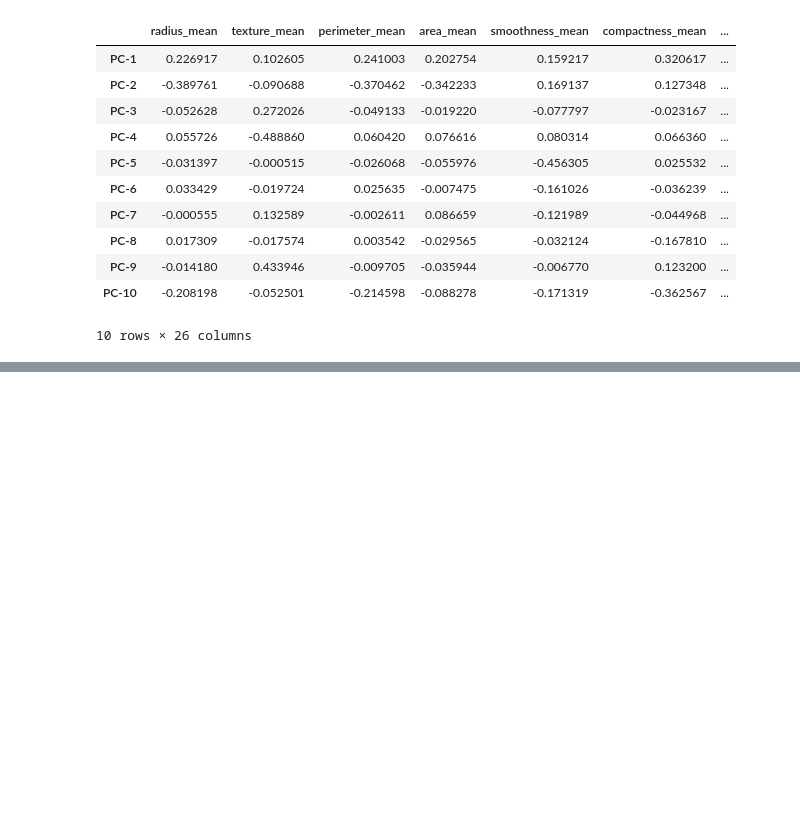
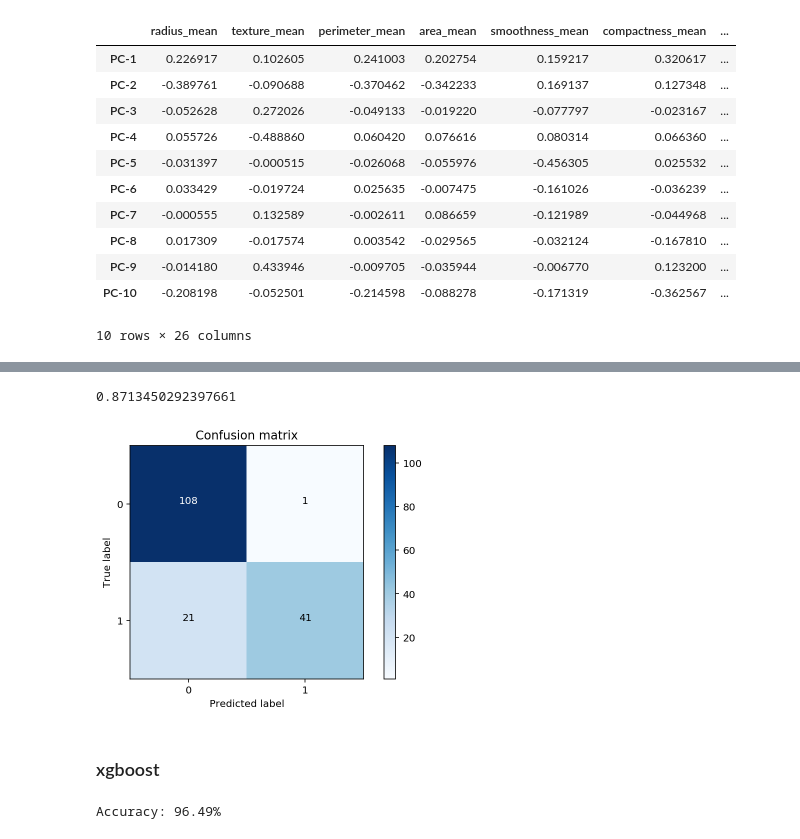
Before and after one commit to scheckley/kaggle-wisconsin-ml, a Jupyter notebook: notebooks/scratch.ipynb, the cells around one changed output, grey strips where cells are left out. Drawn from its saved outputs; the diff is of its cells as text; code cells hidden in the pictures; blank space fills up the shorter version.

Commit message:
added tensorflow and xgboost

```diff
--- a/notebooks/scratch.ipynb
+++ b/notebooks/scratch.ipynb
@@ -8,9 +8,8 @@ import pandas as pd
 import matplotlib.pylab as plt
 import numpy as np
 #%matplotlib inline
-%matplotlib notebook
+%matplotlib inline
 import seaborn as sns
-sns.set()
 
 # some of my data analysis is inspired by the excellent notebook here: https://www.kaggle.com/kanncaa1/feature-selection-and-data-visualization
 # %%
@@ -322,0 +367,28 @@ pd.DataFrame(pca.components_,columns=xtrain_norm.columns,index = ['PC-1','PC-2',
+# %%
+ytrain.replace(('M', 'B'), (1, 0), inplace=True)
+ytest.replace(('M', 'B'), (1, 0), inplace=True)
+# %%
+# https://towardsdatascience.com/from-scikit-learn-to-tensorflow-part-1-9ee0b96d4c85
+
+# ------------------------------------------
+# TensorFlow Implementation
+# ------------------------------------------
+
+
+# Extract the features from the training data
+feats = tf.contrib.learn.infer_real_valued_columns_from_input(xtrain)
+
+# Building a 10-layer hidden layer DNN comprising 50 units in each layer
+classifier_tf = tf.contrib.learn.DNNClassifier(
+    feature_columns=feats, hidden_units=[50,50,50,50,50,50,50,50,50,50], n_classes=2)
+
+# Use the train data to train this classifier
+classifier_tf.fit(
+    xtrain,
+    ytrain,
+    steps=4000,
+    batch_size=100)
+
+# Use the trained model to predict on the test data
+predictions = list(classifier_tf.predict(xtest, as_iterable=True))
+score = metrics.accuracy_score(ytest, predictions)
@@ -322,0 +413,14 @@ pd.DataFrame(pca.components_,columns=xtrain_norm.columns,index = ['PC-1','PC-2',
+# %%
+score
+# %% [output]
+0.8713450292397661
+# %%
+dat = confusion_matrix(ytest, predictions)
+
+plot_confusion_matrix(
+    dat, classes=[0,1], title='Confusion matrix')
+plt.show()
+# %% [output]
+[figure, added]
+# %% [markdown]
+### xgboost
@@ -322,0 +435,7 @@ pd.DataFrame(pca.components_,columns=xtrain_norm.columns,index = ['PC-1','PC-2',
+# %%
+predictions = [round(value) for value in y_pred]
+# evaluate predictions
+accuracy = accuracy_score(ytest, predictions)
+print("Accuracy: %.2f%%" % (accuracy * 100.0))
+# %% [output]
+Accuracy: 96.49%
```
Also changed, not shown: parts of 11 cells of this notebook.
